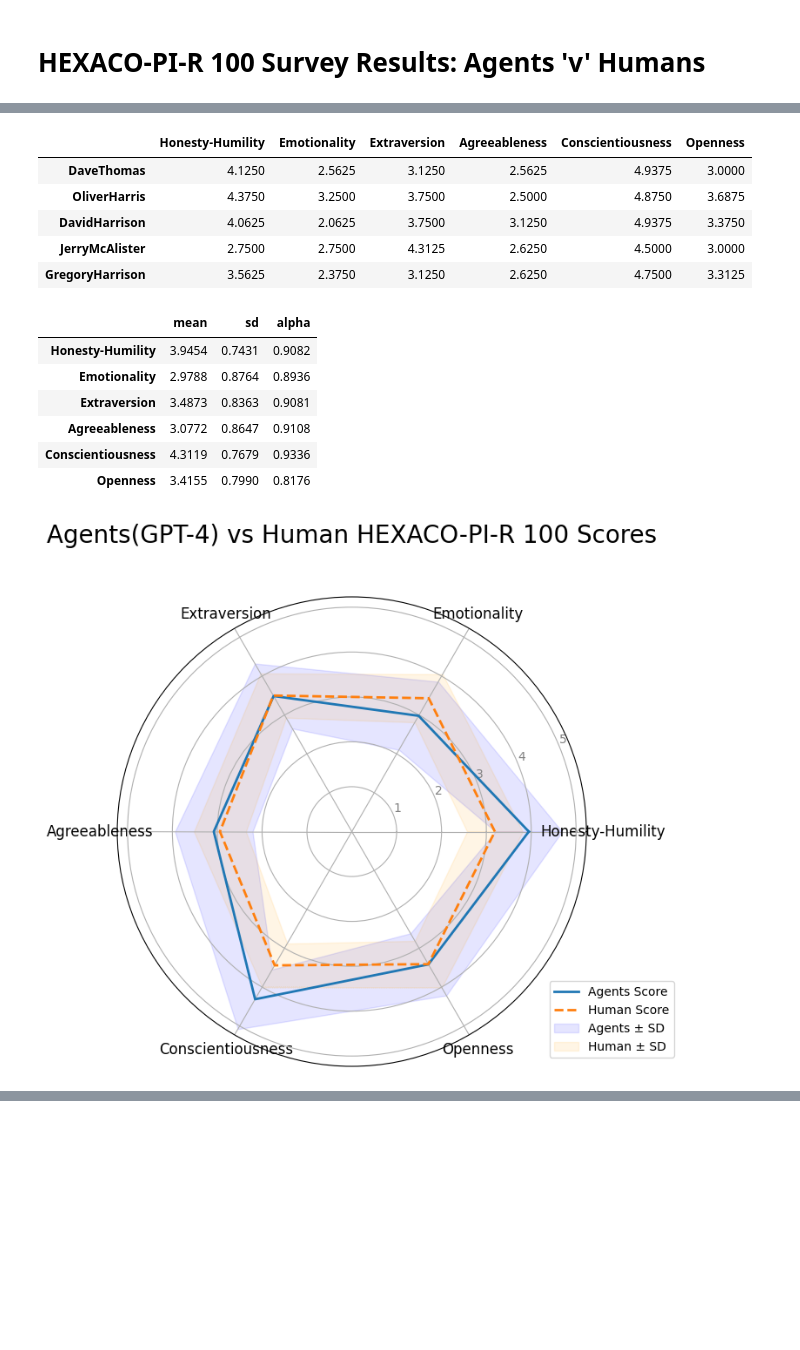
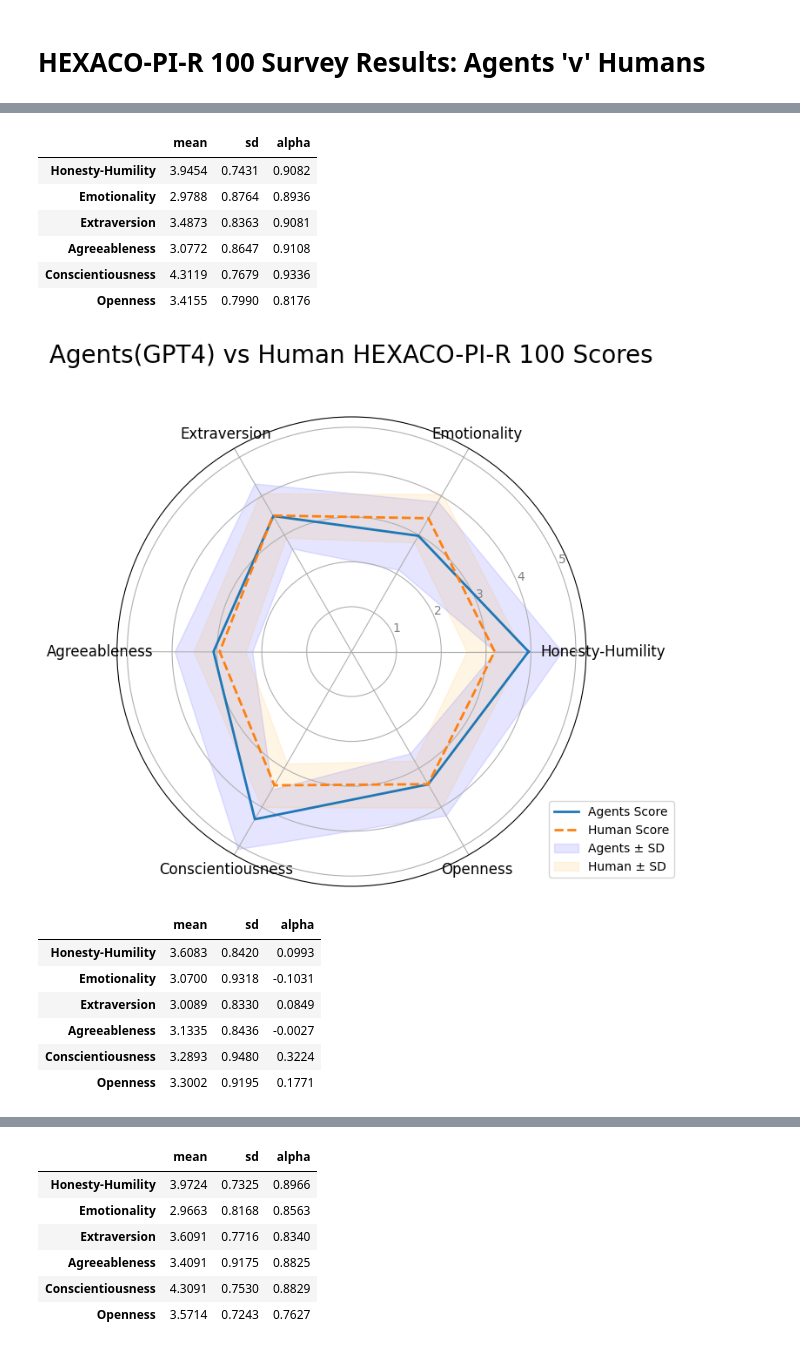
Before and after one commit to alan-turing-institute/hexaco-rep-public, a Jupyter notebook: hexaco_pi_r.ipynb, the cells around one changed output, grey strips where cells are left out. Saved outputs shown, nothing was run; the diff lists cells and outputs as text; code cells hidden in the pictures; blank space fills up the shorter version.

```diff
--- a/hexaco_pi_r.ipynb
+++ b/hexaco_pi_r.ipynb
@@ -34,5 +2,0 @@ dimensions_df[:5]
-# %%
-from support.hexaco_pi_r import calc_mean_sd_alpha
-df_stats = calc_mean_sd_alpha(scores_df, scoring, own_alpha=False)
-pd.options.display.float_format = "{:,.4f}".format
-df_stats
@@ -72,29 +3,28 @@ scores_df[:5]
-# %%
-from support.hexaco_pi_r import calc_dimension_scores
-dimensions_df = calc_dimension_scores(scores_df, scoring)
-dimensions_df[:5]
-# %% [output]
-|  | Honesty-Humility | Emotionality | Extraversion | Agreeableness | Conscientiousness | Openness |
-| DaveThomas | 4.1250 | 2.5625 | 3.1250 | 2.5625 | 4.9375 | 3.0000 |
-| OliverHarris | 4.3750 | 3.2500 | 3.7500 | 2.5000 | 4.8750 | 3.6875 |
-| DavidHarrison | 4.0625 | 2.0625 | 3.7500 | 3.1250 | 4.9375 | 3.3750 |
-| JerryMcAlister | 2.7500 | 2.7500 | 4.3125 | 2.6250 | 4.5000 | 3.0000 |
-| GregoryHarrison | 3.5625 | 2.3750 | 3.1250 | 2.6250 | 4.7500 | 3.3125 |
-# %%
-from support.hexaco_pi_r import calc_mean_sd_alpha
-df_stats = calc_mean_sd_alpha(scores_df, scoring, own_alpha=False)
-pd.options.display.float_format = "{:,.4f}".format
-df_stats
-# %% [output]
-|  | mean | sd | alpha |
-| Honesty-Humility | 3.9454 | 0.7431 | 0.9082 |
-| Emotionality | 2.9788 | 0.8764 | 0.8936 |
-| Extraversion | 3.4873 | 0.8363 | 0.9081 |
-| Agreeableness | 3.0772 | 0.8647 | 0.9108 |
-| Conscientiousness | 4.3119 | 0.7679 | 0.9336 |
-| Openness | 3.4155 | 0.7990 | 0.8176 |
-# %%
-from support.hexaco_pi_r import plot
-plot(df_stats, f'Agents({model_label}) vs Human HEXACO-PI-R 100 Scores')
-# %% [output]
-[figure, removed]
+# %%
+from support.hexaco_pi_r import *
+
+files = {
+    "GPT4": "data/hexaco-pi-r-responses-GPT-4.csv",
+    "llama3.2": "data/hexaco-pi-r-responses-llama3.2.csv",
+    "phi4": "data/hexaco-pi-r-responses-phi4.csv",
+    "sonnet": "data/hexaco-pi-r-responses-sonnet.csv"
+}
+
+for model_name, responses in files.items():
+    process_pir(model_name, responses)
+# %% [output]
+|  | mean | sd | alpha |
+| Honesty-Humility | 3.9454 | 0.7431 | 0.9082 |
+| Emotionality | 2.9788 | 0.8764 | 0.8936 |
+| Extraversion | 3.4873 | 0.8363 | 0.9081 |
+| Agreeableness | 3.0772 | 0.8647 | 0.9108 |
+| Conscientiousness | 4.3119 | 0.7679 | 0.9336 |
+| Openness | 3.4155 | 0.7990 | 0.8176 |
+[figure, added]
+|  | mean | sd | alpha |
+| Honesty-Humility | 3.6083 | 0.8420 | 0.0993 |
+| Emotionality | 3.0700 | 0.9318 | -0.1031 |
+| Extraversion | 3.0089 | 0.8330 | 0.0849 |
+| Agreeableness | 3.1335 | 0.8436 | -0.0027 |
+| Conscientiousness | 3.2893 | 0.9480 | 0.3224 |
+| Openness | 3.3002 | 0.9195 | 0.1771 |
@@ -100,0 +32,7 @@ plot(df_stats, f'Agents({model_label}) vs Human HEXACO-PI-R 100 Scores')
+|  | mean | sd | alpha |
+| Honesty-Humility | 3.9724 | 0.7325 | 0.8966 |
+| Emotionality | 2.9663 | 0.8168 | 0.8563 |
+| Extraversion | 3.6091 | 0.7716 | 0.8340 |
+| Agreeableness | 3.4091 | 0.9175 | 0.8825 |
+| Conscientiousness | 4.3091 | 0.7530 | 0.8829 |
+| Openness | 3.5714 | 0.7243 | 0.7627 |
```
Also changed, not shown: parts of 8 cells of this notebook, 1 other file.
